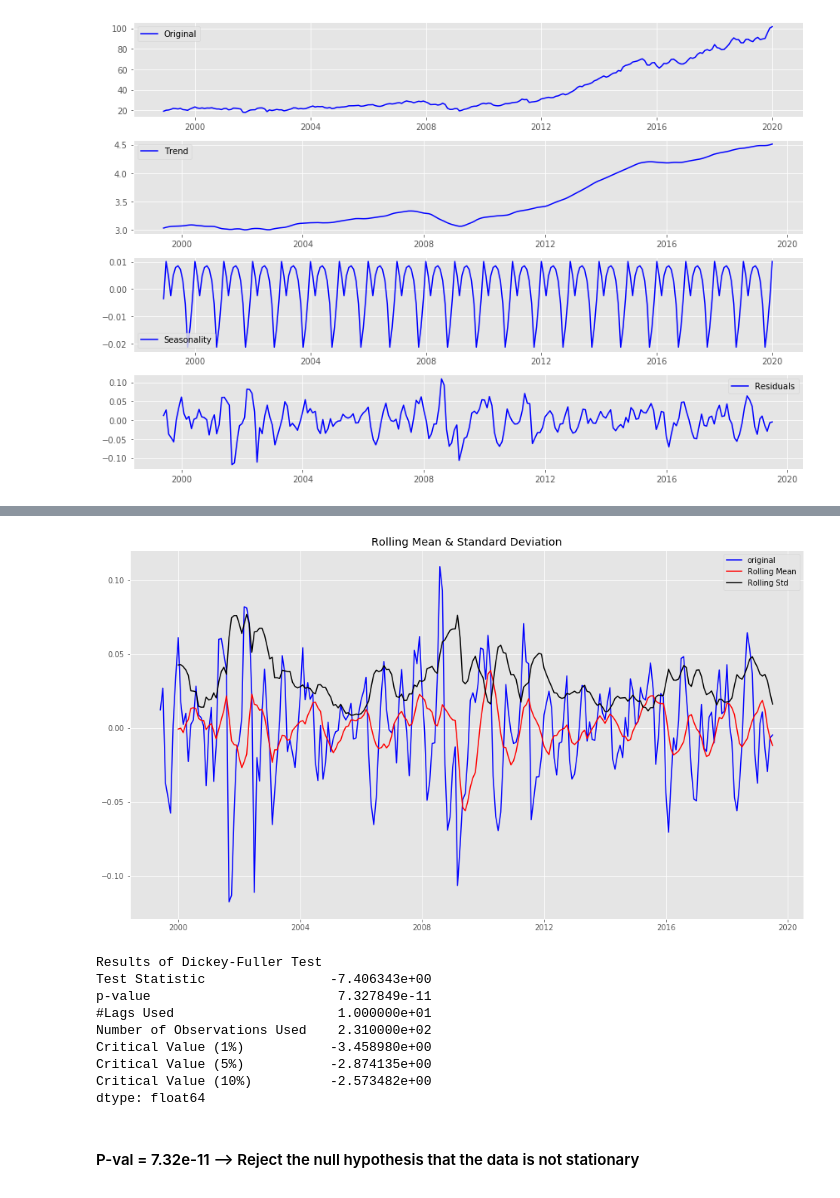
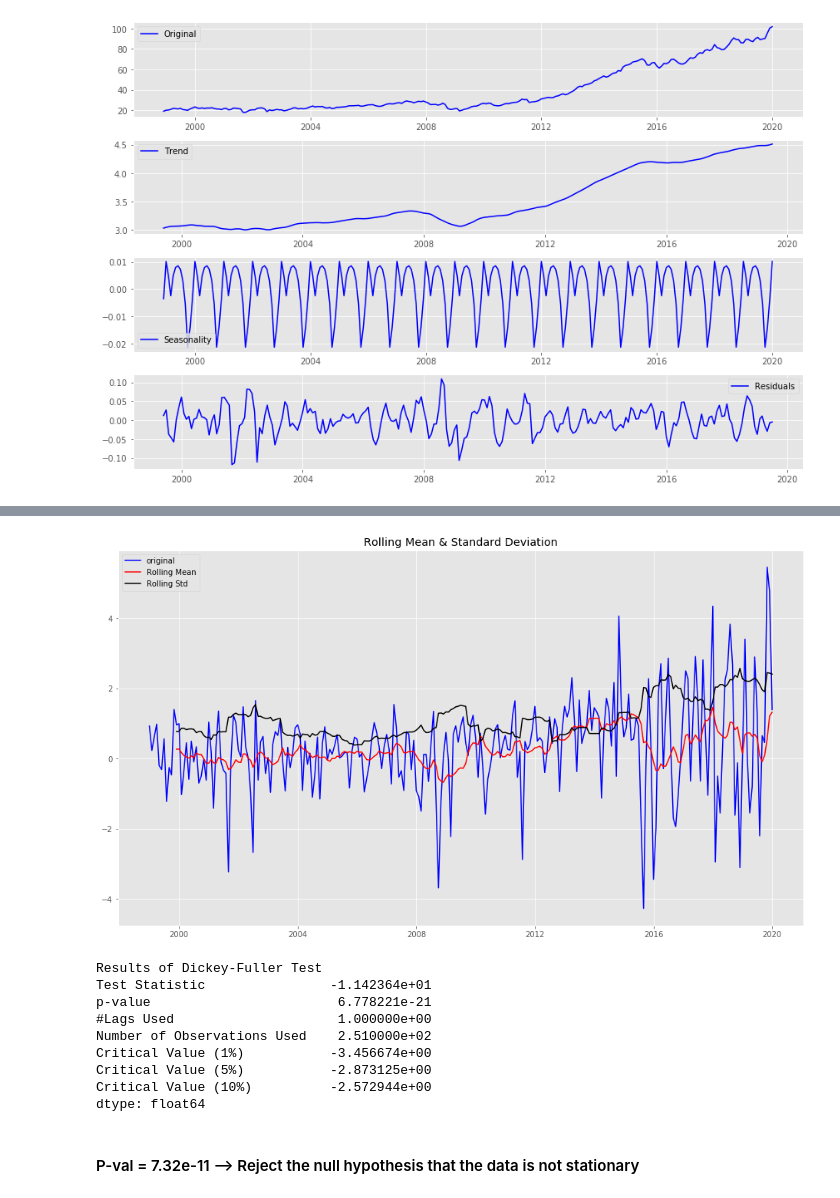
Before and after one commit to andrewcole33/xlv_time_series_analysis, a Jupyter notebook: XLV_time_series.ipynb, the cells around one changed output, grey strips where cells are left out. Cells and saved outputs as stored; diff of their text form; code cells hidden in the pictures.

```diff
--- a/XLV_time_series.ipynb
+++ b/XLV_time_series.ipynb
@@ -117,8 +96,8 @@ plt.tight_layout()
 def stationarity_check(TS):
 
     from statsmodels.tsa.stattools import adfuller
-    rolmean = TS.rolling(window = 8, center = False).mean()
-    rolstd = TS.rolling(window = 8, center = False).std()
+    rolmean = TS.rolling(window = 12, center = False).mean()
+    rolstd = TS.rolling(window = 12, center = False).std()
 
     dftest = adfuller(TS)
 
@@ -138,18 +117,20 @@ def stationarity_check(TS):
     print(dfoutput)
 
     return None
-# %%
-stationarity_check(xlv_log_decompose)
-# %% [output]
-[figure, removed]
-Results of Dickey-Fuller Test
-Test Statistic                -7.406343e+00
-p-value                        7.327849e-11
-#Lags Used                     1.000000e+01
-Number of Observations Used    2.310000e+02
-Critical Value (1%)           -3.458980e+00
-Critical Value (5%)           -2.874135e+00
-Critical Value (10%)          -2.573482e+00
-dtype: float64
+# %%
+#best (first order)
+xlv_differenced_mean = xlv_monthly_mean.diff(periods = 1).dropna()
+stationarity_check(xlv_differenced_mean.Close)
+# %% [output]
+[figure, added]
+Results of Dickey-Fuller Test
+Test Statistic                -1.142364e+01
+p-value                        6.778221e-21
+#Lags Used                     1.000000e+00
+Number of Observations Used    2.510000e+02
+Critical Value (1%)           -3.456674e+00
+Critical Value (5%)           -2.873125e+00
+Critical Value (10%)          -2.572944e+00
+dtype: float64
 # %% [markdown]
 #### P-val = 7.32e-11 -->  Reject the null hypothesis that the data is not stationary
```
Also changed, not shown: parts of 30 cells of this notebook, 4 other files.
